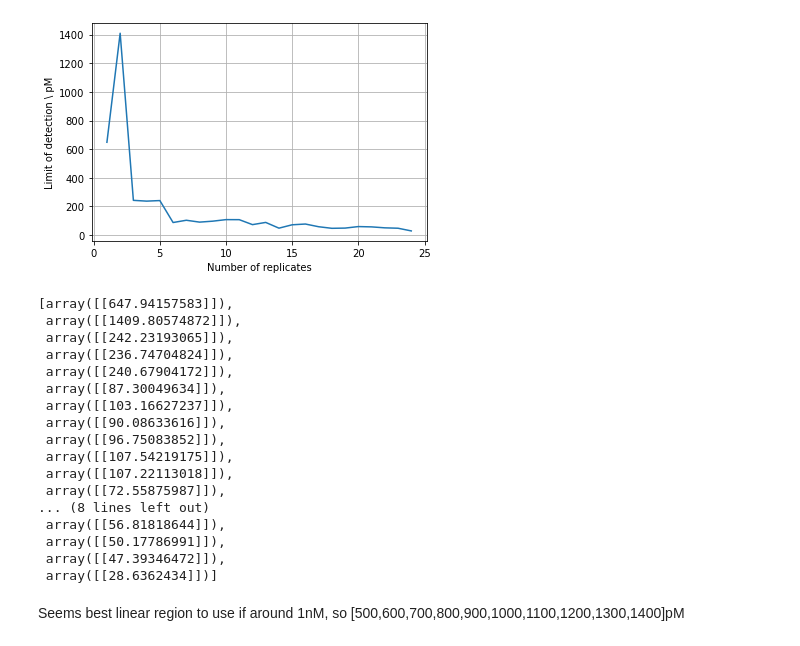
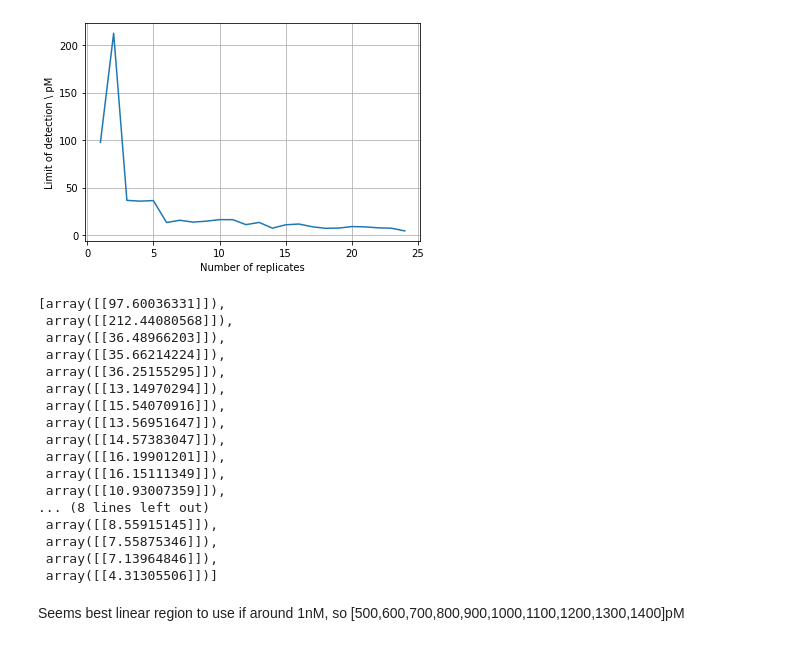
Before and after one commit to brendanhuo/IIB_project, a Jupyter notebook: 2022_2_27_FQCasCleavage_ssDNA_target_titration.ipynb, the cells around one changed output. Saved outputs shown, nothing was run; the diff lists cells and outputs as text; code cells hidden in the pictures.

```diff
--- a/2022_2_27_FQCasCleavage_ssDNA_target_titration.ipynb
+++ b/2022_2_27_FQCasCleavage_ssDNA_target_titration.ipynb
@@ -139,5 +180,7 @@ plt.show()
 # %%
-concs = np.array([234.9,469.9,704.8,939.7,1174.6,1409.6,1644.5,1879.4,2114.4,2349.3,2584.2,2819.2,3054.1,3289,3523.9])/10
-plt.plot(concs,np.array(Trip_mean)[1:,50])
-plt.xlabel('Concentration/pM');plt.ylabel('Fluorescence reading at end');plt.grid()
+plt.plot(concs[1:],np.array(Trip_mean)[1:,50])
+plt.xlabel('Concentration/pM');plt.ylabel('Fluorescence reading at end');plt.grid();plt.show()
+
+plt.plot(concs[1:],np.array(Trip_mean_norm)[1:,50])
+plt.xlabel('Concentration/pM');plt.ylabel('Fluorescence reading at end');plt.grid();plt.show()
 # %% [output]
@@ -145,10 +189,9 @@ plt.xlabel('Concentration/pM');plt.ylabel('Fluorescence reading at end');plt.gri
 # %%
 import matplotlib.animation as ani
 from IPython.display import HTML
-concs = np.array([234.9,469.9,704.8,939.7,1174.6,1409.6,1644.5,1879.4,2114.4,2349.3,2584.2,2819.2,3054.1,3289,3523.9])/10
 def graphfunc(i):
     ax.cla()
-    x = concs
+    x = concs[1:]
     y = np.array(Trip_mean)[1:,i]
     error = np.array(Trip_std)[1:,i]
     ax.errorbar(x,y,yerr=error)
@@ -162,9 +225,8 @@ HTML(animator.to_html5_video())
 # %%
-df_linear = pd.DataFrame({'concs':concs,'values': np.array(Trip_mean)[1:, -1]})
 minimum = np.inf
-for j in range(len(concs)-6):
+for j in range(len(concs[1:])-6):
     for k in range(59):
-        X = concs[j:].reshape(-1,1)
+        X = np.array(concs[1+j:]).reshape(-1,1)
         y = np.array(Trip_mean)[1:, k][j:].reshape(-1,1)
         from sklearn.linear_model import LinearRegression
         reg = LinearRegression().fit(X, y)
@@ -202,6 +265,6 @@ minimum, concbound_norm, timepoint_norm
 # %%
-X = concs[concbound:].reshape(-1,1)
-y = np.array(Trip_mean)[1:, timepoint][concbound:].reshape(-1,1)
+X = np.array(concs[1+concbound:]).reshape(-1,1)
+y = np.array(Trip_mean_norm)[1:, timepoint][concbound:].reshape(-1,1)
 from sklearn.linear_model import LinearRegression
 reg = LinearRegression().fit(X, y)
 grad = reg.coef_
@@ -270,52 +333,52 @@ for replicate in range(1,25):
 
     Trip13 = df1.loc['Sample X13'][:replicate]
     Trip13_mean = Trip13.mean(axis=0)
     Trip13_std = Trip13.std(axis=0)
 
     Trip14 = df1.loc['Sample X14'][:replicate]
     Trip14_mean = Trip14.mean(axis=0)
     Trip14_std = Trip14.std(axis=0)
 
     Trip15 = df1.loc['Sample X15'][:replicate]
     Trip15_mean = Trip15.mean(axis=0)
     Trip15_std = Trip15.std(axis=0)
 
     Trip16 = df1.loc['Sample X16'][:replicate]
     Trip16_mean = Trip16.mean(axis=0)
     Trip16_std = Trip16.std(axis=0)
 
     Trip_mean = [Trip1_mean,Trip2_mean,Trip3_mean,Trip4_mean,Trip5_mean,Trip6_mean,Trip7_mean,Trip8_mean,Trip9_mean,Trip10_mean,Trip11_mean,Trip12_mean,Trip13_mean,Trip14_mean,Trip15_mean,Trip16_mean]
 
-    X = concs[concbound:].reshape(-1,1)
+    X = np.array(concs[1+concbound:]).reshape(-1,1)
     y = np.array(Trip_mean)[1:, timepoint][concbound:].reshape(-1,1)
     from sklearn.linear_model import LinearRegression
     reg = LinearRegression().fit(X, y)
     grad = reg.coef_
     std = np.std(reg.predict(X) - y)
     limitDs.append(3 * std / grad)
 plt.plot(np.arange(1,25),np.array(limitDs).ravel())
 plt.xlabel('Number of replicates');plt.ylabel('Limit of detection \ pM');plt.grid()
 plt.show()
 limitDs
 # %% [output]
-[figure, old version]
+[figure, new version]
-[array([[647.94157583]]),
- array([[1409.80574872]]),
- array([[242.23193065]]),
- array([[236.74704824]]),
- array([[240.67904172]]),
- array([[87.30049634]]),
- array([[103.16627237]]),
- array([[90.08633616]]),
- array([[96.75083852]]),
- array([[107.54219175]]),
- array([[107.22113018]]),
- array([[72.55875987]]),
+[array([[97.60036331]]),
+ array([[212.44080568]]),
+ array([[36.48966203]]),
+ array([[35.66214224]]),
+ array([[36.25155295]]),
+ array([[13.14970294]]),
+ array([[15.54070916]]),
+ array([[13.56951647]]),
+ array([[14.57383047]]),
+ array([[16.19901201]]),
+ array([[16.15111349]]),
+ array([[10.93007359]]),
 ... (8 lines left out)
- array([[56.81818644]]),
- array([[50.17786991]]),
- array([[47.39346472]]),
- array([[28.6362434]])]
+ array([[8.55915145]]),
+ array([[7.55875346]]),
+ array([[7.13964846]]),
+ array([[4.31305506]])]
 # %% [markdown]
 Seems best linear region to use if around 1nM, so [500,600,700,800,900,1000,1100,1200,1300,1400]pM
 # %%
```
Also changed, not shown: parts of 12 cells of this notebook, 3 other files.
